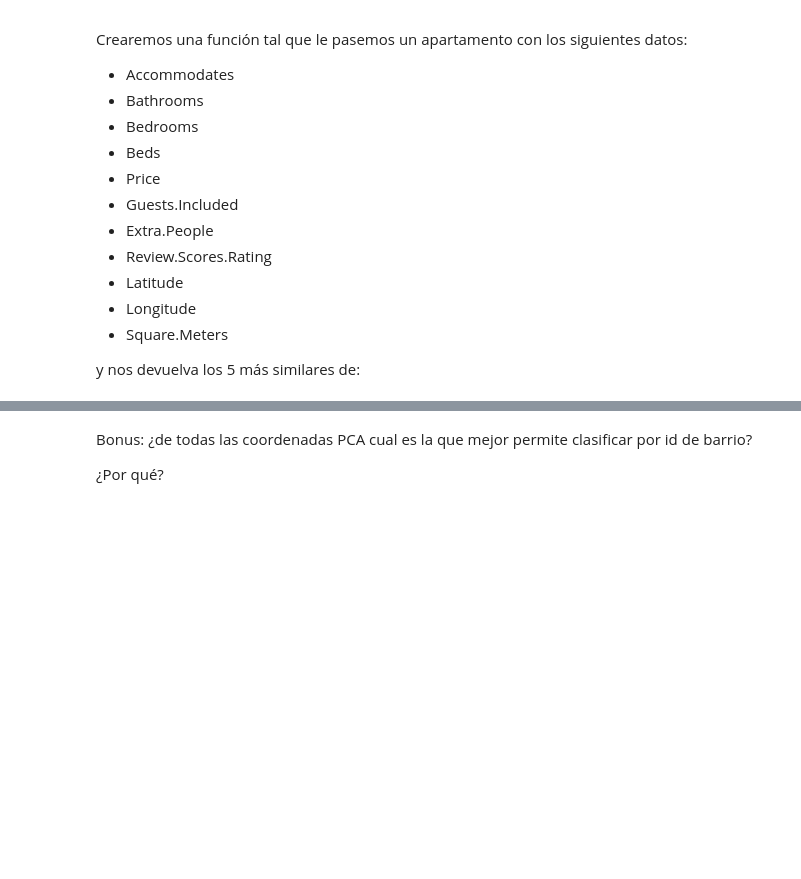
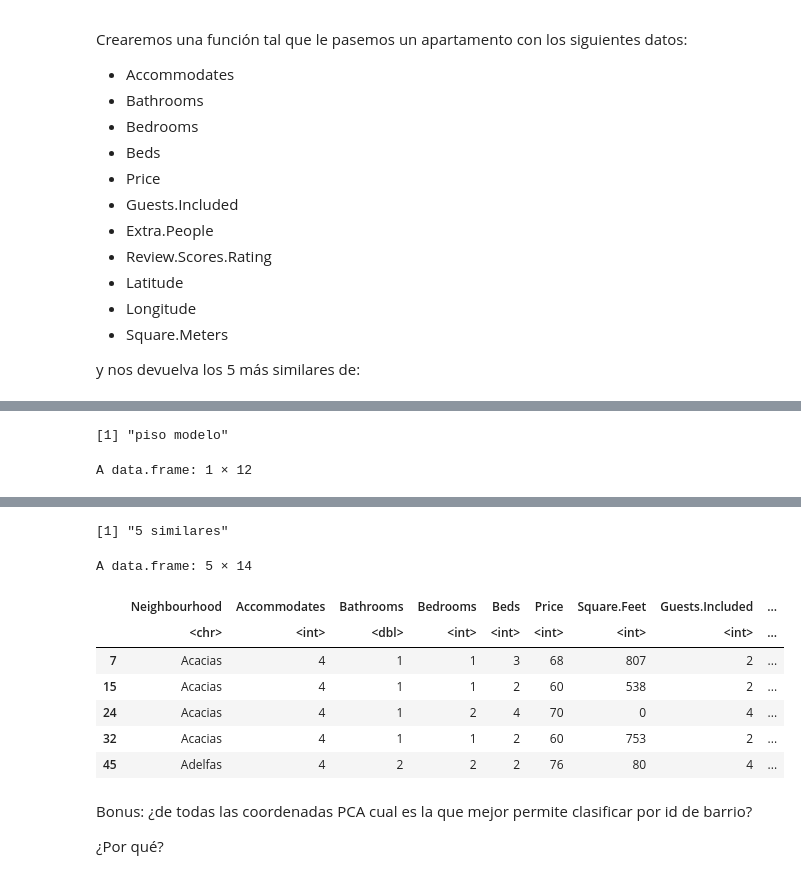
Before and after one commit to emmv20/data-mining, a Jupyter notebook: Practica-AlmadaEmmanuel.ipynb, the cells around one changed output, grey strips where cells are left out. Saved outputs shown, nothing was run; the diff lists cells and outputs as text; code cells hidden in the pictures; blank space fills up the shorter version.

```diff
--- a/Practica-AlmadaEmmanuel.ipynb
+++ b/Practica-AlmadaEmmanuel.ipynb
@@ -341,4 +341,4 @@ paste(round(model$coefficients['Bedrooms'],digits = 2),"mt^2 aumentaria por habi
 Rellenar los Square.Meters con valor NA con el estimado con el modelo anterior.
 # %%
 
-df_madrid$Square.Meters[which(is.na(df_madrid$Square.Meters))] <- predict(model,model[which(is.na(df_madrid$Square.Meters)),])
+df_madrid$Square.Meters[which(is.na(df_madrid$Square.Meters))]<- predict(model,df_madrid[which(is.na(df_madrid$Square.Meters)),])
@@ -380,25 +387,28 @@ plot(cumsum(pr_madrid$sdev^2/sum(pr_madrid$sdev^2)),main="Autovalores")
 # %%
 n_pca <- 5
 apc <- pr_madrid$x[,1:n_pca]
-piso <- data.frame('Accommodates'=5,
-                    'Bathrooms'=2,
-                    'Bedrooms'=2,
-                    'Beds'=4,
-                    'Price'=9,
-                    'Guests.Included'=1,
+piso <- data.frame('Accommodates'=4,
+                    'Bathrooms'=1,
+                    'Bedrooms'=1,
+                    'Beds'=1,
+                    'Price'=69,
+                    'Guests.Included'=2,
                     'Extra.People'=2,
-                    'Review.Scores.Rating'=66,
-                    'Latitude'=-40.41697,
+                    'Review.Scores.Rating'=90,
+                    'Latitude'=40.41697,
                     'Neighb_id'=as.factor(1),
                     'Longitude'=-3.709439,
-                    'Square.Meters'=66)
+                    'Square.Meters'=74)
 # %%
 
-piso.pca <- predict(m_madrid,piso)
+piso.pca <- predict(model,piso)
 piso.pca <- matrix(piso.pca[1:n_pca],nrow=1)
 distancia <-rowSums((piso.pca[rep(1, times = nrow(apc)), ]-apc)^2)
 
-paste("piso elegido")
+paste("piso modelo")
 piso
-paste("5 mas similares")
+paste("5 similares")
 df_madrid[c(order(distancia)[1:5]),]
+# %% [output]
+[1] "piso modelo"
+A data.frame: 1 × 12
@@ -404,0 +418,9 @@ df_madrid[c(order(distancia)[1:5]),]
+[1] "5 similares"
+A data.frame: 5 × 14
+|  | Neighbourhood | Accommodates | Bathrooms | Bedrooms | Beds | Price | Square.Feet | Guests.Included | ... |
+|  | <chr> | <int> | <dbl> | <int> | <int> | <int> | <int> | <int> | ... |
+| 7 | Acacias | 4 | 1 | 1 | 3 | 68 | 807 | 2 | ... |
+| 15 | Acacias | 4 | 1 | 1 | 2 | 60 | 538 | 2 | ... |
+| 24 | Acacias | 4 | 1 | 2 | 4 | 70 | 0 | 4 | ... |
+| 32 | Acacias | 4 | 1 | 1 | 2 | 60 | 753 | 2 | ... |
+| 45 | Adelfas | 4 | 2 | 2 | 2 | 76 | 80 | 4 | ... |
```
Also changed, not shown: parts of 6 cells of this notebook.
